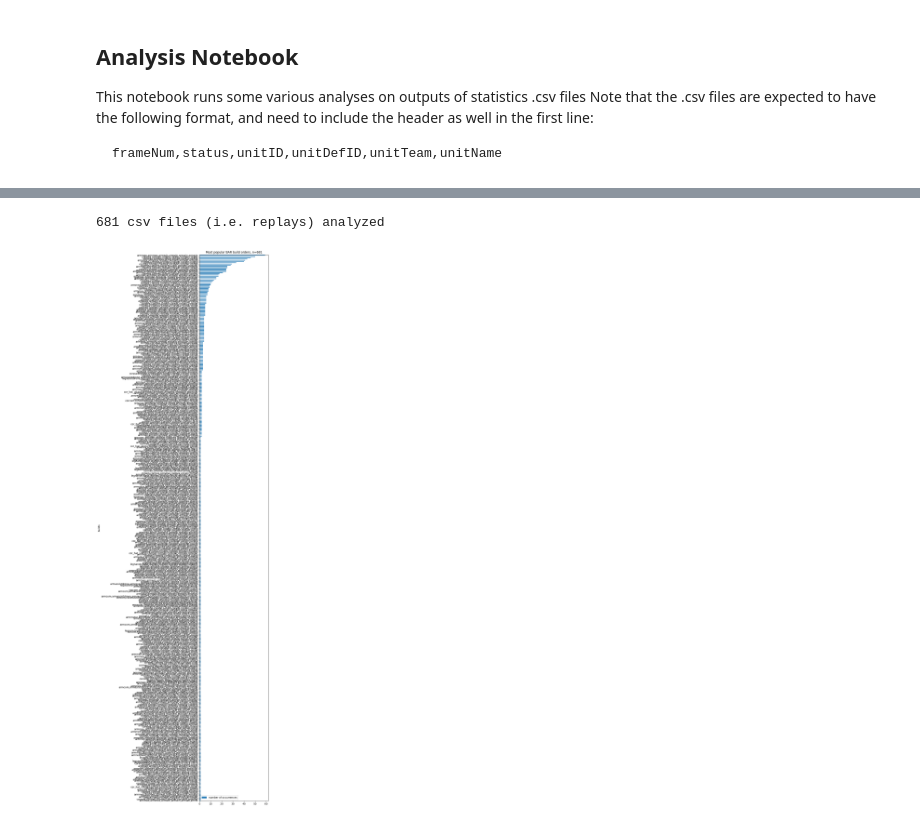
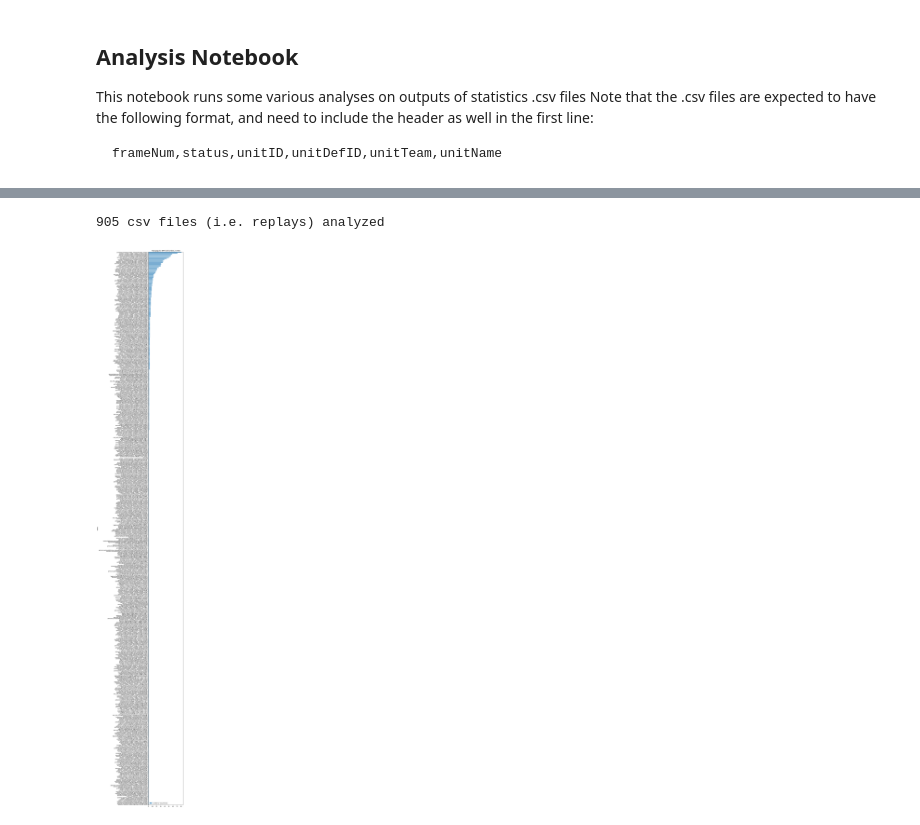
Before and after one commit to jorisvddonk/bar-replay-analyzer, a Jupyter notebook: analysis.ipynb, the cells around one changed output, grey strips where cells are left out. Drawn from its saved outputs; the diff is of its cells as text; code cells hidden in the pictures.

```diff
--- a/analysis.ipynb
+++ b/analysis.ipynb
@@ -41,7 +41,7 @@ def analyze(filepath):
 
 def collect_analyses():
     deltas = pd.DataFrame({'Armada unit made/lost delta': pd.Series(armDeltas, name="ham"), 'Cortex unit made/lost delta': pd.Series(corDeltas)})
-    p = deltas.boxplot(figsize=(5,5), widths=0.5, patch_artist=True, showmeans=True, showfliers=True)
+    p = deltas.boxplot(figsize=(9,5), widths=0.5, patch_artist=True, showmeans=True, showfliers=True)
 
 
 
@@ -56,36 +56,36 @@ collect_analyses()
 # %%
 builds = {}
 
 def analyzeTeam(df):
     f = ",".join(df[df['status'].eq('finished')].head(7).tail(6)['unitName'])
     if f in builds:
         builds[f] += 1
     else:
         builds[f] = 1
 
 
 def analyze(filepath):
     df = pd.read_csv("./analysis_data/" + filepath)
     analyzeTeam(df[df['unitTeam'].eq(0)])
     analyzeTeam(df[df['unitTeam'].eq(1)])
 
 def collect_analyses():
     # print(builds)
     ordered_build_keys = sorted(builds.keys(), key=lambda k: builds[k])
     ordered_build_values = [builds[k] for k in ordered_build_keys]
     deltas = pd.DataFrame({'builds': ordered_build_keys, 'number of occurrences': ordered_build_values})
-    p = deltas.plot.barh(title="Most popular BAR build orders, n=%s" % len(analysis_datafiles), x='builds', y='number of occurrences', figsize=(5,40))
+    p = deltas.plot.barh(title="Most popular BAR build orders, n=%s" % len(analysis_datafiles), x='builds', y='number of occurrences', figsize=(5,80))
 
 
 
 analysis_datafiles = os.listdir("./analysis_data")
 print(len(analysis_datafiles), "csv files (i.e. replays) analyzed")
 for f in analysis_datafiles:
     analyze(f)
 collect_analyses()
 # %% [output]
-681 csv files (i.e. replays) analyzed
+905 csv files (i.e. replays) analyzed
-[figure, old version]
+[figure, new version]
 # %%
 first_builds = {
     "lab": 0,
```
Also changed, not shown: parts of 2 cells of this notebook.
